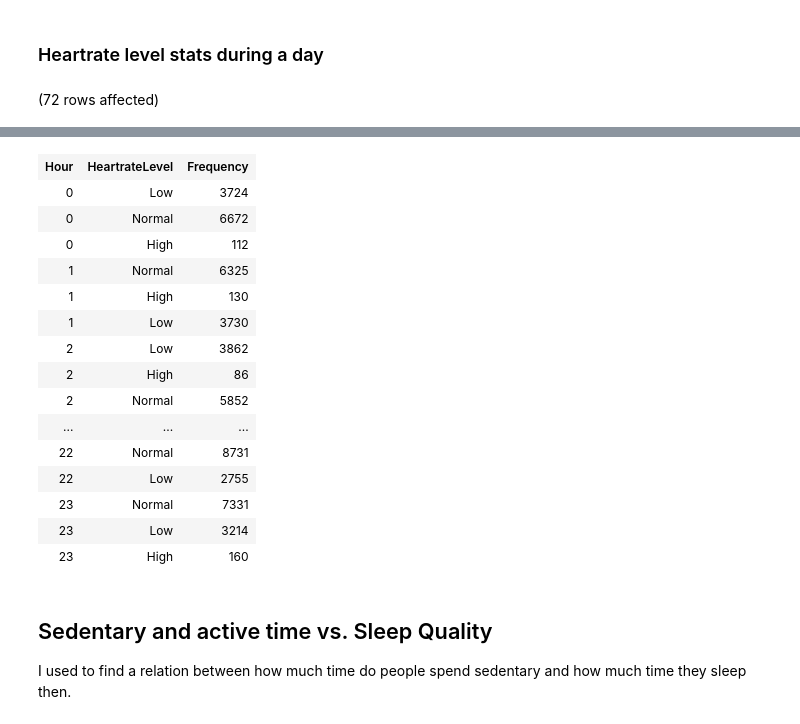
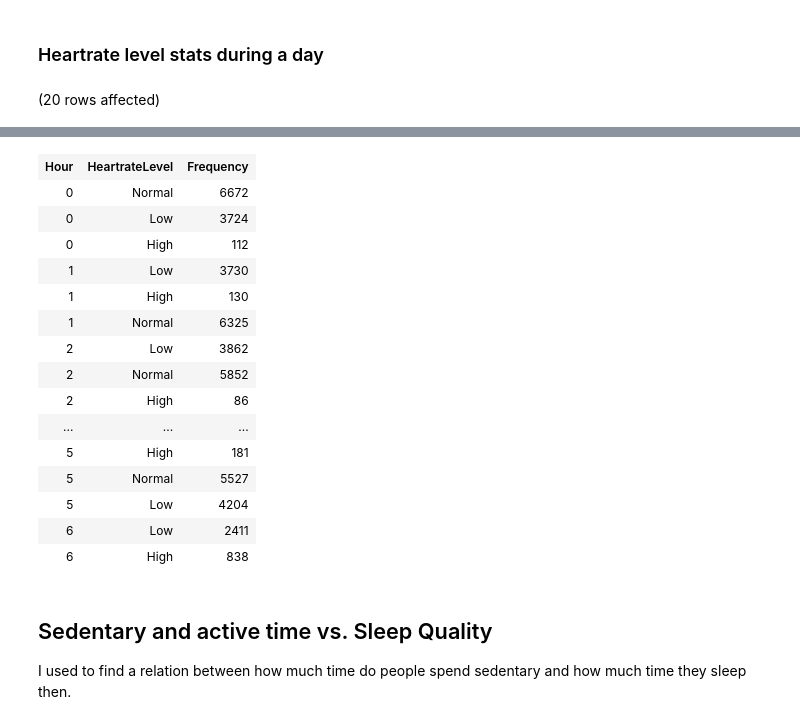
Before and after one commit to spilltheteaboy/belabeat, a Jupyter notebook: BellabeatSQL.ipynb, the cells around one changed output, grey strips where cells are left out. Cells and saved outputs as stored; diff of their text form; code cells hidden in the pictures.

```diff
--- a/BellabeatSQL.ipynb
+++ b/BellabeatSQL.ipynb
@@ -990,7 +990,7 @@ Total execution time: 00:00:00.155
 ### Heartrate level stats during a day
 # %%
 -- this table shows how the heartrate level changes during a day
-SELECT
+SELECT TOP 20
     Hour,
     HeartrateLevel,
     COUNT(*) AS Frequency
@@ -998,4 +998,4 @@ FROM heartrateMinutes
 GROUP BY Hour, HeartrateLevel
 ORDER BY Hour;
 # %% [output]
-(72 rows affected)
+(20 rows affected)
@@ -1003,19 +1003,19 @@ Total execution time: 00:00:00.150
 | Hour | HeartrateLevel | Frequency |
+| 0 | Normal | 6672 |
 | 0 | Low | 3724 |
-| 0 | Normal | 6672 |
 | 0 | High | 112 |
+| 1 | Low | 3730 |
+| 1 | High | 130 |
 | 1 | Normal | 6325 |
-| 1 | High | 130 |
-| 1 | Low | 3730 |
 | 2 | Low | 3862 |
+| 2 | Normal | 5852 |
 | 2 | High | 86 |
-| 2 | Normal | 5852 |
 | ... | ... | ... |
-| 22 | Normal | 8731 |
-| 22 | Low | 2755 |
-| 23 | Normal | 7331 |
-| 23 | Low | 3214 |
-| 23 | High | 160 |
+| 5 | High | 181 |
+| 5 | Normal | 5527 |
+| 5 | Low | 4204 |
+| 6 | Low | 2411 |
+| 6 | High | 838 |
 # %% [markdown]
 ## Sedentary and active time vs. Sleep Quality
 
```
Also changed, not shown: parts of 10 cells of this notebook.
